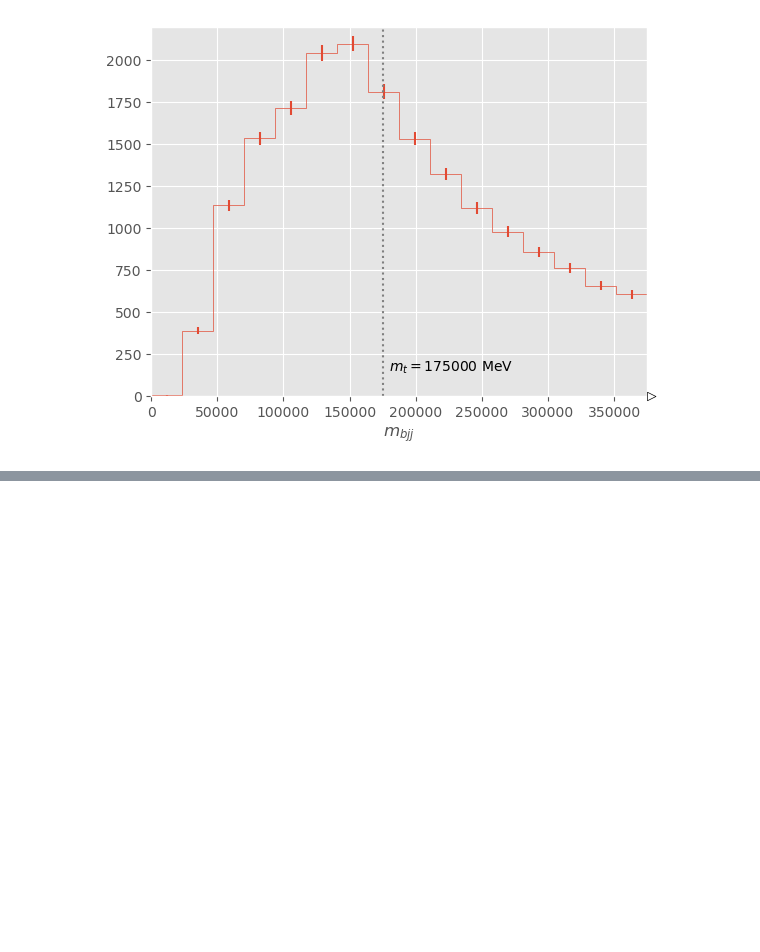
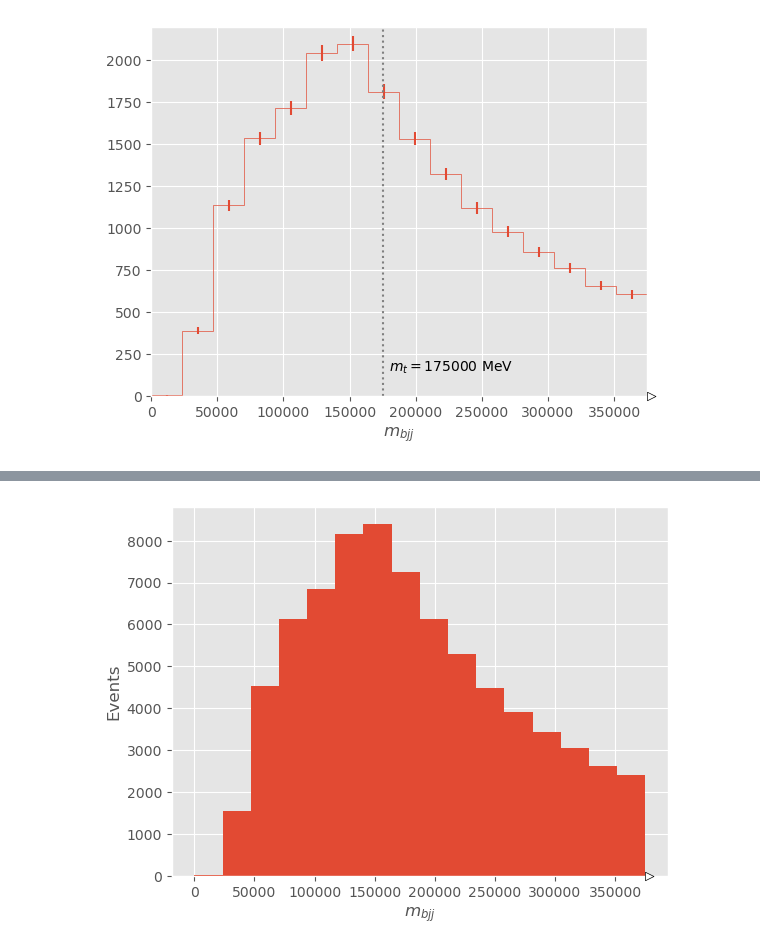
Before and after one commit to iris-hep/agc-physlite, a Jupyter notebook: main_code.ipynb, the cells around one changed output, grey strips where cells are left out. Cells and saved outputs as stored; diff of their text form; code cells hidden in the pictures; blank space fills up the shorter version.

```diff
--- a/main_code.ipynb
+++ b/main_code.ipynb
@@ -317,0 +256,11 @@ for k, v in samples.items():
+# %%
+tasks = dataset_tools.apply_to_fileset(create_histogram,
+                                       samples,
+                                       schemaclass=PHYSLITESchema,
+                                       uproot_options=dict(filter_name=filter_name)
+                                      )
+# %%
+%%time
+
+# execute
+(out, ) = dask.compute(tasks)
@@ -317,0 +270,11 @@ for k, v in samples.items():
+# %%
+# stack all the histograms together, as we processed each file separately
+full_histogram = sum([v["hist_mtop"] for v in out.values()])
+# %%
+# plot
+artists = full_histogram.plot(histtype="fill")
+
+ax = artists[0].stairs.axes
+ax.set_ylabel("Events");
+# %% [output]
+[figure, added]
```
Also changed, not shown: parts of 10 cells of this notebook.
